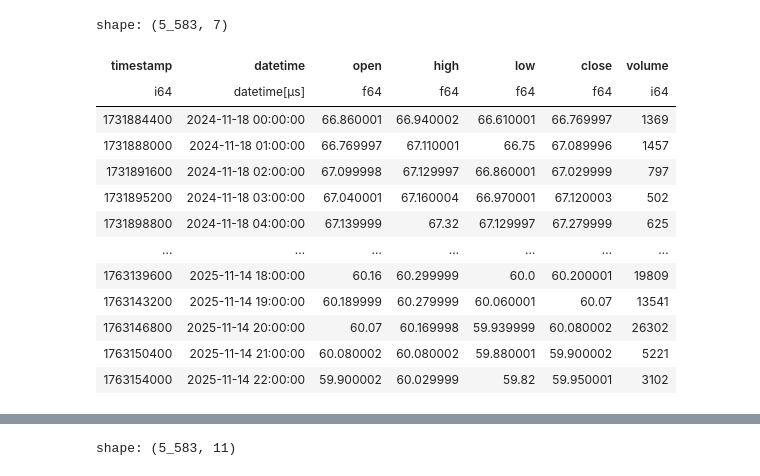
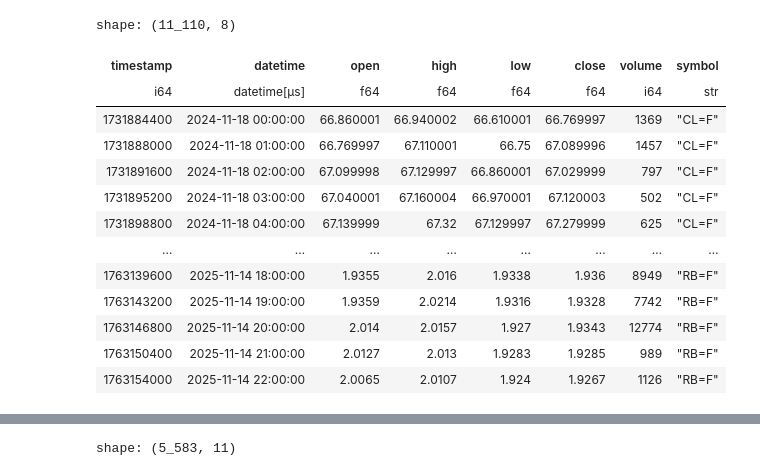
Before and after one commit to MiletoCarmelo/QuanTa, a Jupyter notebook: notebooks/momentum_strategy.ipynb, the cells around one changed output, grey strips where cells are left out. Drawn from its saved outputs; the diff is of its cells as text; code cells hidden in the pictures.

```diff
--- a/notebooks/momentum_strategy.ipynb
+++ b/notebooks/momentum_strategy.ipynb
@@ -185,32 +185,46 @@ def print_performance_summary(metrics):
 # %%
 from quanta.clients.yfinance import YahooFinanceClient
 from datetime import datetime, timedelta
 
 n=365
 from_date = datetime.now() - timedelta(days=n)
 to_date = datetime.now() - timedelta(days=1)
 
 yh = YahooFinanceClient()
 df_cl = yh.get_price(
     "CL=F",
     from_date=from_date.strftime("%Y-%m-%d"),
     to_date=to_date.strftime("%Y-%m-%d"),
     interval="1h",
     postclean=True
 )
-df_cl
+df_rb = yh.get_price(
+    "RB=F",
+    from_date=from_date.strftime("%Y-%m-%d"),
+    to_date=to_date.strftime("%Y-%m-%d"),
+    interval="1h",
+    postclean=True
+)
+
+# add symbol column
+df_cl = df_cl.with_columns(pl.lit("CL=F").alias("symbol"))
+df_rb = df_rb.with_columns(pl.lit("RB=F").alias("symbol"))
+
+# append df_cl and df_rb
+df = df_cl.vstack(df_rb)
+df
 # %% [output]
-shape: (5_583, 7)
+shape: (11_110, 8)
-| timestamp | datetime | open | high | low | close | volume |
-| i64 | datetime[μs] | f64 | f64 | f64 | f64 | i64 |
-| 1731884400 | 2024-11-18 00:00:00 | 66.860001 | 66.940002 | 66.610001 | 66.769997 | 1369 |
-| 1731888000 | 2024-11-18 01:00:00 | 66.769997 | 67.110001 | 66.75 | 67.089996 | 1457 |
-| 1731891600 | 2024-11-18 02:00:00 | 67.099998 | 67.129997 | 66.860001 | 67.029999 | 797 |
-| 1731895200 | 2024-11-18 03:00:00 | 67.040001 | 67.160004 | 66.970001 | 67.120003 | 502 |
-| 1731898800 | 2024-11-18 04:00:00 | 67.139999 | 67.32 | 67.129997 | 67.279999 | 625 |
-| … | … | … | … | … | … | … |
-| 1763139600 | 2025-11-14 18:00:00 | 60.16 | 60.299999 | 60.0 | 60.200001 | 19809 |
-| 1763143200 | 2025-11-14 19:00:00 | 60.189999 | 60.279999 | 60.060001 | 60.07 | 13541 |
-| 1763146800 | 2025-11-14 20:00:00 | 60.07 | 60.169998 | 59.939999 | 60.080002 | 26302 |
-| 1763150400 | 2025-11-14 21:00:00 | 60.080002 | 60.080002 | 59.880001 | 59.900002 | 5221 |
-| 1763154000 | 2025-11-14 22:00:00 | 59.900002 | 60.029999 | 59.82 | 59.950001 | 3102 |
+| timestamp | datetime | open | high | low | close | volume | symbol |
+| i64 | datetime[μs] | f64 | f64 | f64 | f64 | i64 | str |
+| 1731884400 | 2024-11-18 00:00:00 | 66.860001 | 66.940002 | 66.610001 | 66.769997 | 1369 | "CL=F" |
+| 1731888000 | 2024-11-18 01:00:00 | 66.769997 | 67.110001 | 66.75 | 67.089996 | 1457 | "CL=F" |
+| 1731891600 | 2024-11-18 02:00:00 | 67.099998 | 67.129997 | 66.860001 | 67.029999 | 797 | "CL=F" |
+| 1731895200 | 2024-11-18 03:00:00 | 67.040001 | 67.160004 | 66.970001 | 67.120003 | 502 | "CL=F" |
+| 1731898800 | 2024-11-18 04:00:00 | 67.139999 | 67.32 | 67.129997 | 67.279999 | 625 | "CL=F" |
+| … | … | … | … | … | … | … | … |
+| 1763139600 | 2025-11-14 18:00:00 | 1.9355 | 2.016 | 1.9338 | 1.936 | 8949 | "RB=F" |
+| 1763143200 | 2025-11-14 19:00:00 | 1.9359 | 2.0214 | 1.9316 | 1.9328 | 7742 | "RB=F" |
+| 1763146800 | 2025-11-14 20:00:00 | 2.014 | 2.0157 | 1.927 | 1.9343 | 12774 | "RB=F" |
+| 1763150400 | 2025-11-14 21:00:00 | 2.0127 | 2.013 | 1.9283 | 1.9285 | 989 | "RB=F" |
+| 1763154000 | 2025-11-14 22:00:00 | 2.0065 | 2.0107 | 1.924 | 1.9267 | 1126 | "RB=F" |
```
Also changed, not shown: parts of 2 cells of this notebook.
